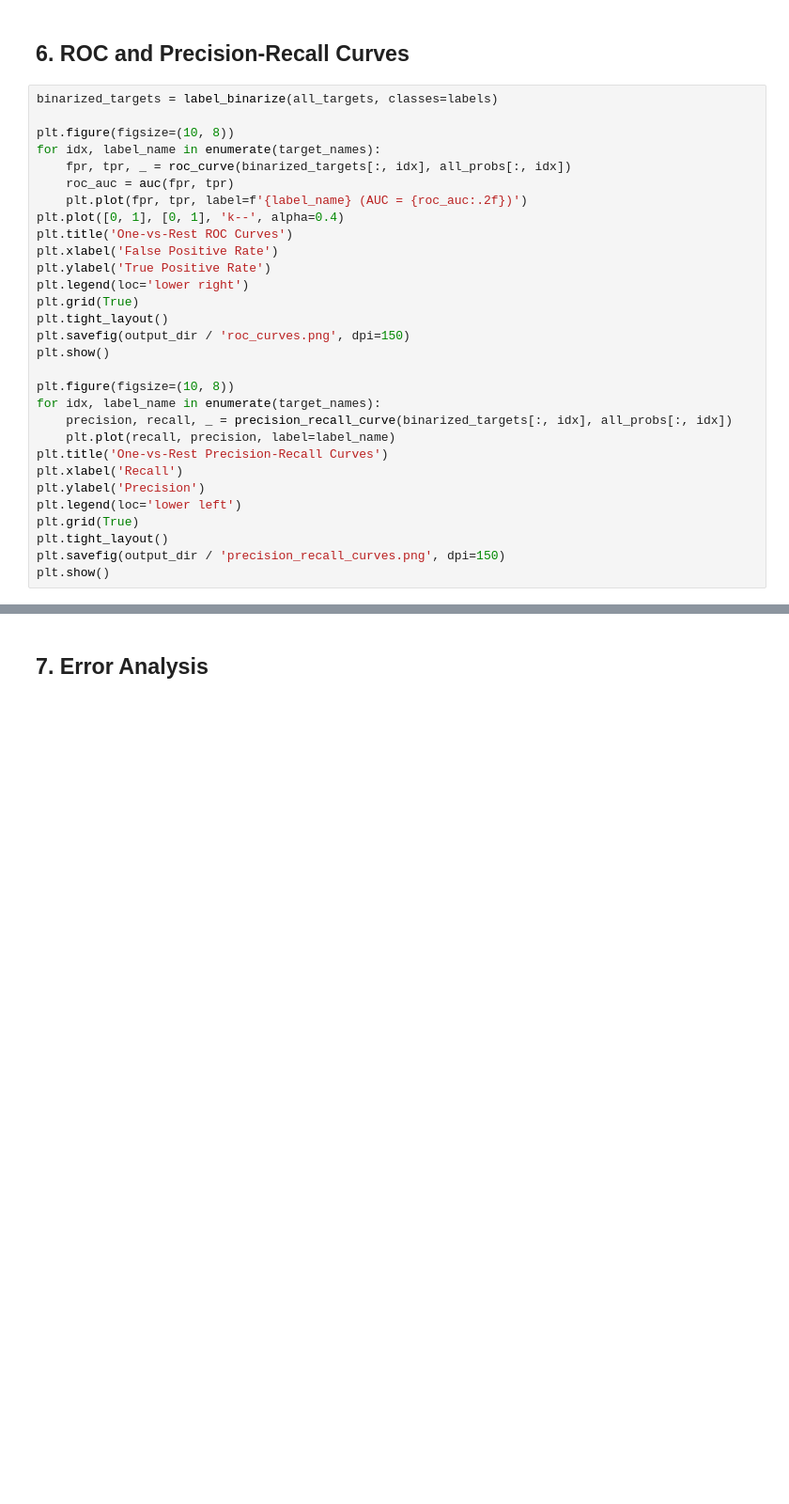
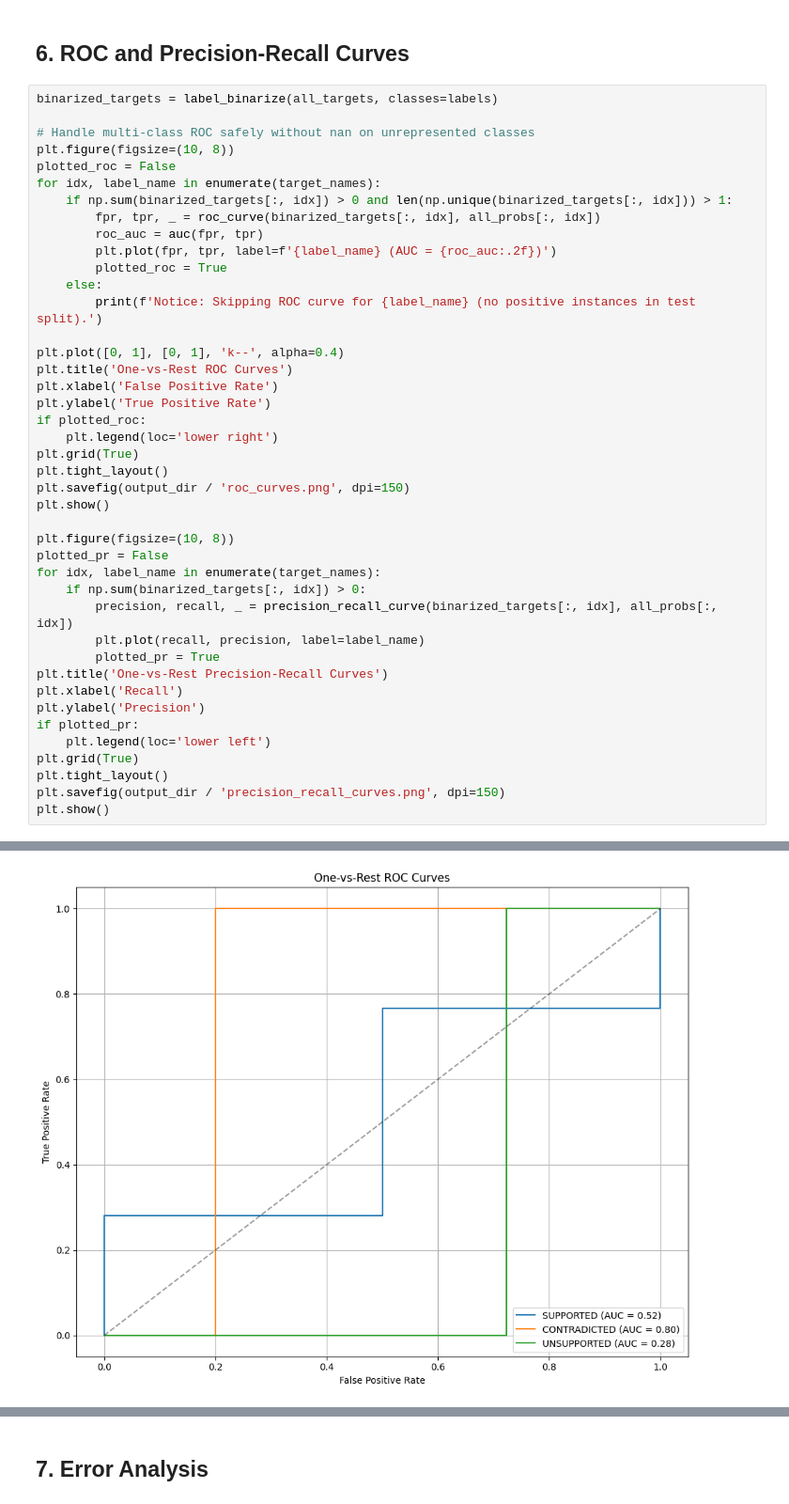
Before and after one commit to Khush-33/VeriRAG_edi, a Jupyter notebook: training/VeriRAG_Evaluation.ipynb, the cells around one changed output, grey strips where cells are left out. Shown at 94% size. Drawn from its saved outputs; the diff is of its cells as text; blank space fills up the shorter version.

```diff
--- a/training/VeriRAG_Evaluation.ipynb
+++ b/training/VeriRAG_Evaluation.ipynb
@@ -226,30 +463,43 @@ plt.show()
 # %%
 binarized_targets = label_binarize(all_targets, classes=labels)
 
+# Handle multi-class ROC safely without nan on unrepresented classes
 plt.figure(figsize=(10, 8))
+plotted_roc = False
 for idx, label_name in enumerate(target_names):
-    fpr, tpr, _ = roc_curve(binarized_targets[:, idx], all_probs[:, idx])
-    roc_auc = auc(fpr, tpr)
-    plt.plot(fpr, tpr, label=f'{label_name} (AUC = {roc_auc:.2f})')
+    if np.sum(binarized_targets[:, idx]) > 0 and len(np.unique(binarized_targets[:, idx])) > 1:
+        fpr, tpr, _ = roc_curve(binarized_targets[:, idx], all_probs[:, idx])
+        roc_auc = auc(fpr, tpr)
+        plt.plot(fpr, tpr, label=f'{label_name} (AUC = {roc_auc:.2f})')
+        plotted_roc = True
+    else:
+        print(f'Notice: Skipping ROC curve for {label_name} (no positive instances in test split).')
+
 plt.plot([0, 1], [0, 1], 'k--', alpha=0.4)
 plt.title('One-vs-Rest ROC Curves')
 plt.xlabel('False Positive Rate')
 plt.ylabel('True Positive Rate')
-plt.legend(loc='lower right')
+if plotted_roc:
+    plt.legend(loc='lower right')
 plt.grid(True)
 plt.tight_layout()
 plt.savefig(output_dir / 'roc_curves.png', dpi=150)
 plt.show()
 
 plt.figure(figsize=(10, 8))
+plotted_pr = False
 for idx, label_name in enumerate(target_names):
-    precision, recall, _ = precision_recall_curve(binarized_targets[:, idx], all_probs[:, idx])
-    plt.plot(recall, precision, label=label_name)
+    if np.sum(binarized_targets[:, idx]) > 0:
+        precision, recall, _ = precision_recall_curve(binarized_targets[:, idx], all_probs[:, idx])
+        plt.plot(recall, precision, label=label_name)
+        plotted_pr = True
 plt.title('One-vs-Rest Precision-Recall Curves')
 plt.xlabel('Recall')
 plt.ylabel('Precision')
-plt.legend(loc='lower left')
+if plotted_pr:
+    plt.legend(loc='lower left')
 plt.grid(True)
 plt.tight_layout()
 plt.savefig(output_dir / 'precision_recall_curves.png', dpi=150)
 plt.show()
+# %% [output]
@@ -255,0 +507 @@ plt.show()
+[figure, added]
```
Also changed, not shown: parts of 10 cells of this notebook, 38 other files.
